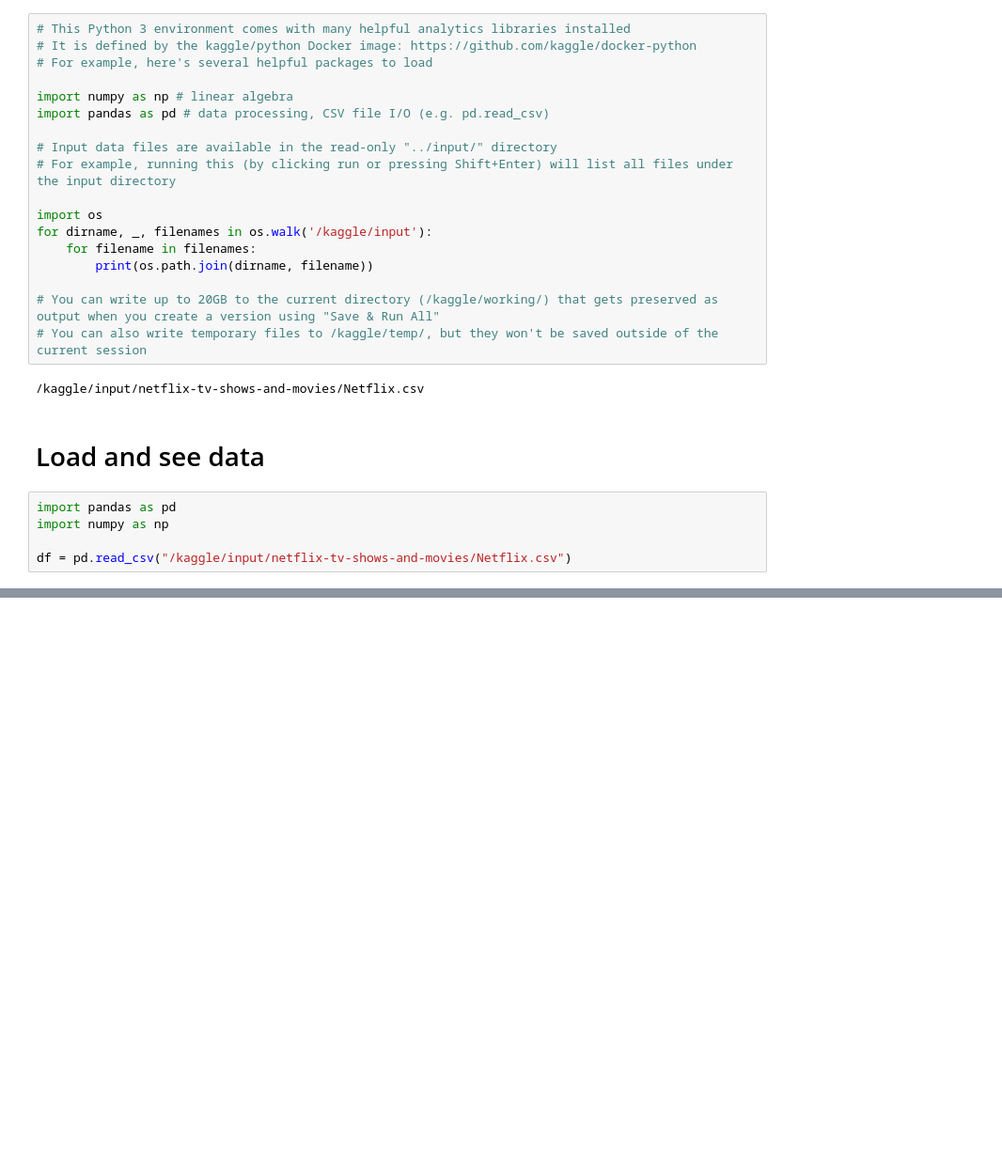
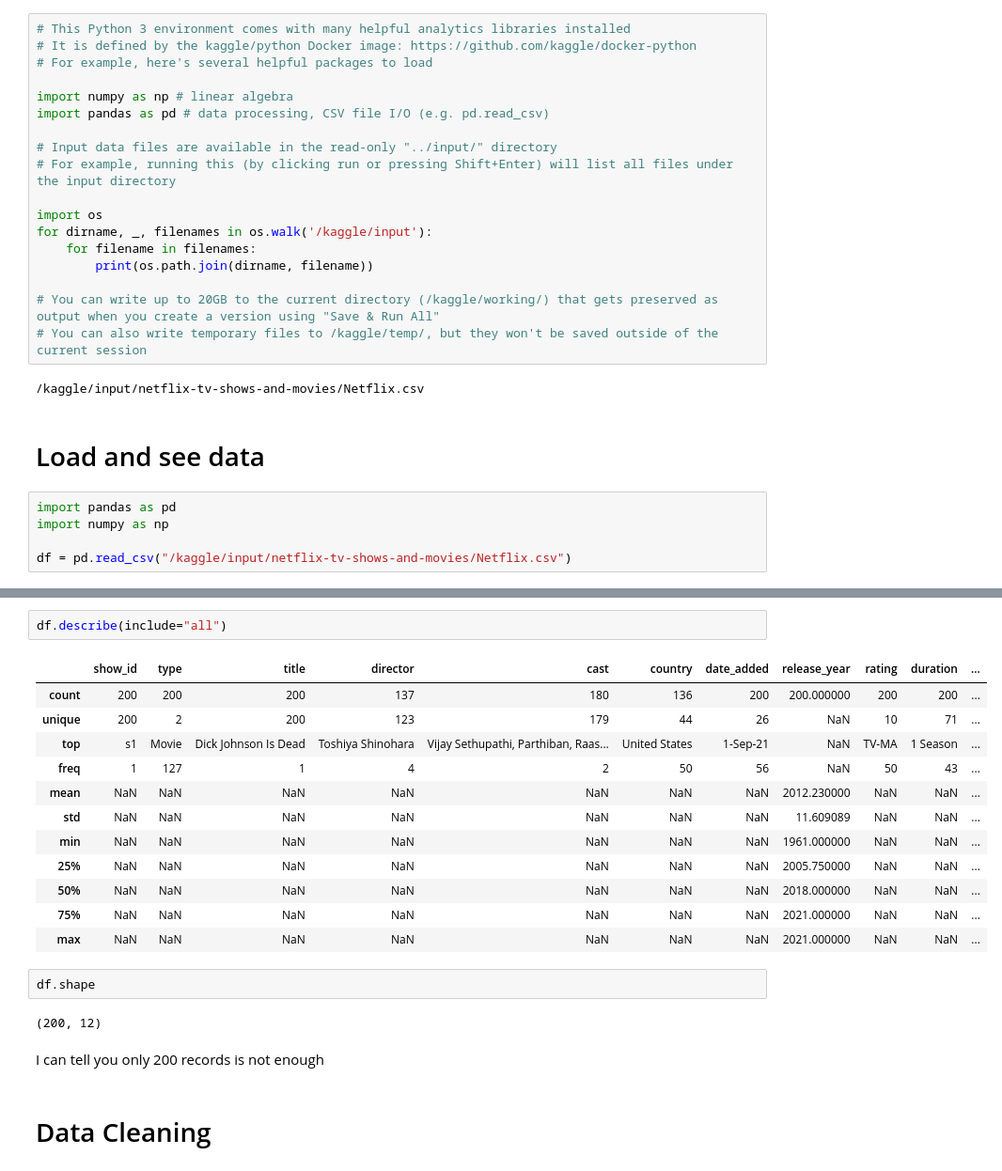
Before and after one commit to alabhastam/netflix-tvshow-and-movie-predition-eda, a Jupyter notebook: main.ipynb, the cells around one changed output, grey strips where cells are left out. Shown: that part at 94% size. Drawn from its saved outputs; the diff is of its cells as text; blank space fills up the shorter version.

Commit message:
data-cleaning

```diff
--- a/main.ipynb
+++ b/main.ipynb
@@ -29,0 +61,23 @@ df = pd.read_csv("/kaggle/input/netflix-tv-shows-and-movies/Netflix.csv")
+# %%
+df.describe(include="all")
+# %% [output]
+|  | show_id | type | title | director | cast | country | date_added | release_year | rating | duration | ... |
+| count | 200 | 200 | 200 | 137 | 180 | 136 | 200 | 200.000000 | 200 | 200 | ... |
+| unique | 200 | 2 | 200 | 123 | 179 | 44 | 26 | NaN | 10 | 71 | ... |
+| top | s1 | Movie | Dick Johnson Is Dead | Toshiya Shinohara | Vijay Sethupathi, Parthiban, Raas... | United States | 1-Sep-21 | NaN | TV-MA | 1 Season | ... |
+| freq | 1 | 127 | 1 | 4 | 2 | 50 | 56 | NaN | 50 | 43 | ... |
+| mean | NaN | NaN | NaN | NaN | NaN | NaN | NaN | 2012.230000 | NaN | NaN | ... |
+| std | NaN | NaN | NaN | NaN | NaN | NaN | NaN | 11.609089 | NaN | NaN | ... |
+| min | NaN | NaN | NaN | NaN | NaN | NaN | NaN | 1961.000000 | NaN | NaN | ... |
+| 25% | NaN | NaN | NaN | NaN | NaN | NaN | NaN | 2005.750000 | NaN | NaN | ... |
+| 50% | NaN | NaN | NaN | NaN | NaN | NaN | NaN | 2018.000000 | NaN | NaN | ... |
+| 75% | NaN | NaN | NaN | NaN | NaN | NaN | NaN | 2021.000000 | NaN | NaN | ... |
+| max | NaN | NaN | NaN | NaN | NaN | NaN | NaN | 2021.000000 | NaN | NaN | ... |
+# %%
+df.shape
+# %% [output]
+(200, 12)
+# %% [markdown]
+I can tell you only 200 records is not enough
+# %% [markdown]
+# Data Cleaning
```
Also changed, not shown: parts of 10 cells of this notebook.
